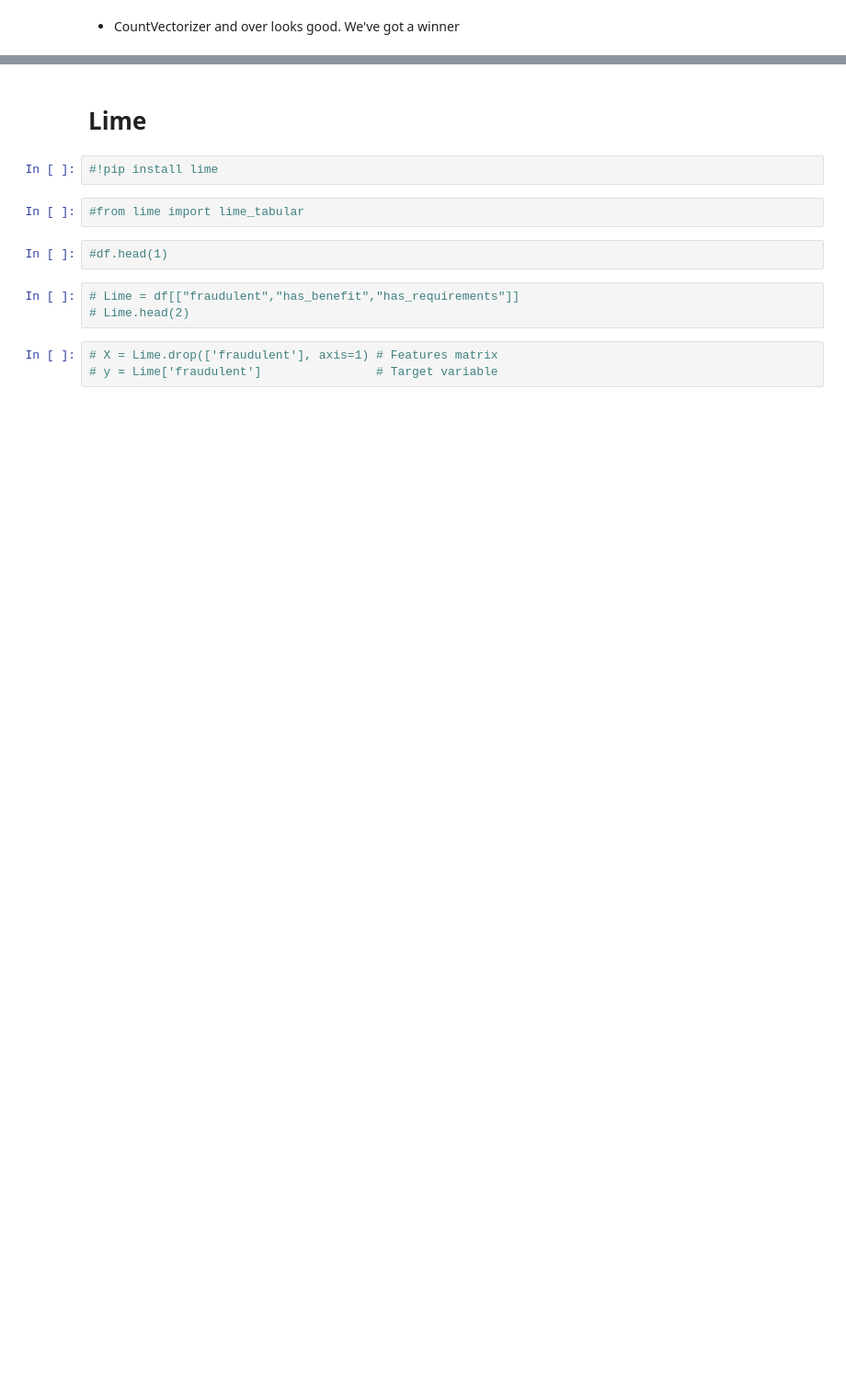
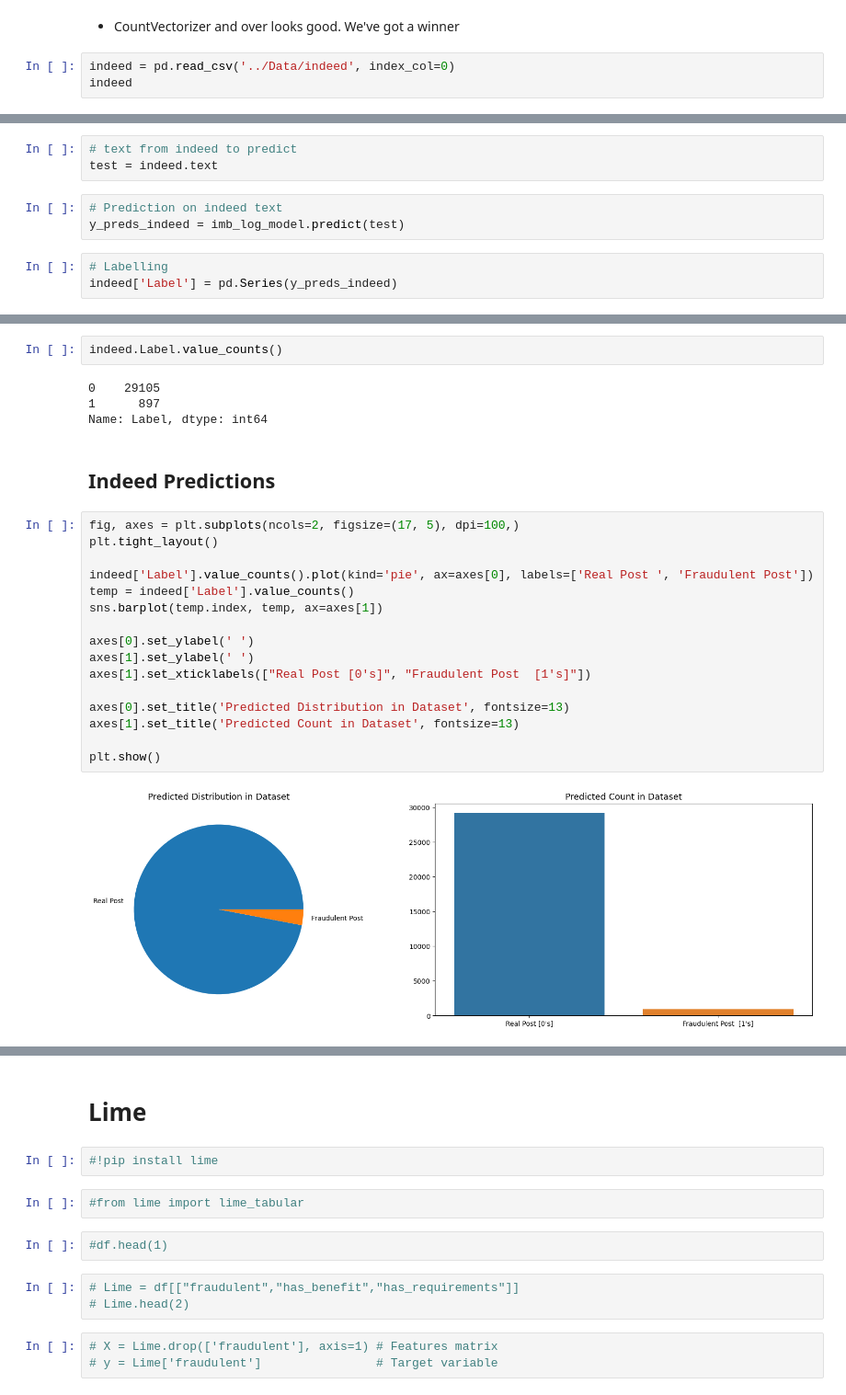
Before and after one commit to MellissaValle/Fraudulent-Job-Postings, a Jupyter notebook: Notebooks/Mellissa's NB.ipynb, the cells around one changed output, grey strips where cells are left out. Shown at 92% size. Drawn from its saved outputs; the diff is of its cells as text; blank space fills up the shorter version.

```diff
--- a/Notebooks/Mellissa's NB.ipynb
+++ b/Notebooks/Mellissa's NB.ipynb
@@ -982,2 +982,5 @@ plot_confusion_matrix(imb_log_model,
 # %% [markdown]
 - CountVectorizer and over looks good. We've got a winner
+# %%
+indeed = pd.read_csv('../Data/indeed', index_col=0)
+indeed
@@ -983,0 +1006,9 @@ plot_confusion_matrix(imb_log_model,
+# %%
+# text from indeed to predict
+test = indeed.text
+# %%
+# Prediction on indeed text
+y_preds_indeed = imb_log_model.predict(test)
+# %%
+# Labelling
+indeed['Label'] = pd.Series(y_preds_indeed)
@@ -983,0 +1031,26 @@ plot_confusion_matrix(imb_log_model,
+# %%
+indeed.Label.value_counts()
+# %% [output]
+0    29105
+1      897
+Name: Label, dtype: int64
+# %% [markdown]
+## Indeed Predictions
+# %%
+fig, axes = plt.subplots(ncols=2, figsize=(17, 5), dpi=100,)
+plt.tight_layout()
+
+indeed['Label'].value_counts().plot(kind='pie', ax=axes[0], labels=['Real Post ', 'Fraudulent Post'])
+temp = indeed['Label'].value_counts()
+sns.barplot(temp.index, temp, ax=axes[1])
+
+axes[0].set_ylabel(' ')
+axes[1].set_ylabel(' ')
+axes[1].set_xticklabels(["Real Post [0's]", "Fraudulent Post  [1's]"])
+
+axes[0].set_title('Predicted Distribution in Dataset', fontsize=13)
+axes[1].set_title('Predicted Count in Dataset', fontsize=13)
+
+plt.show()
+# %% [output]
+[figure, added]
```
Also changed, not shown: parts of 29 cells of this notebook, 1 other file.
